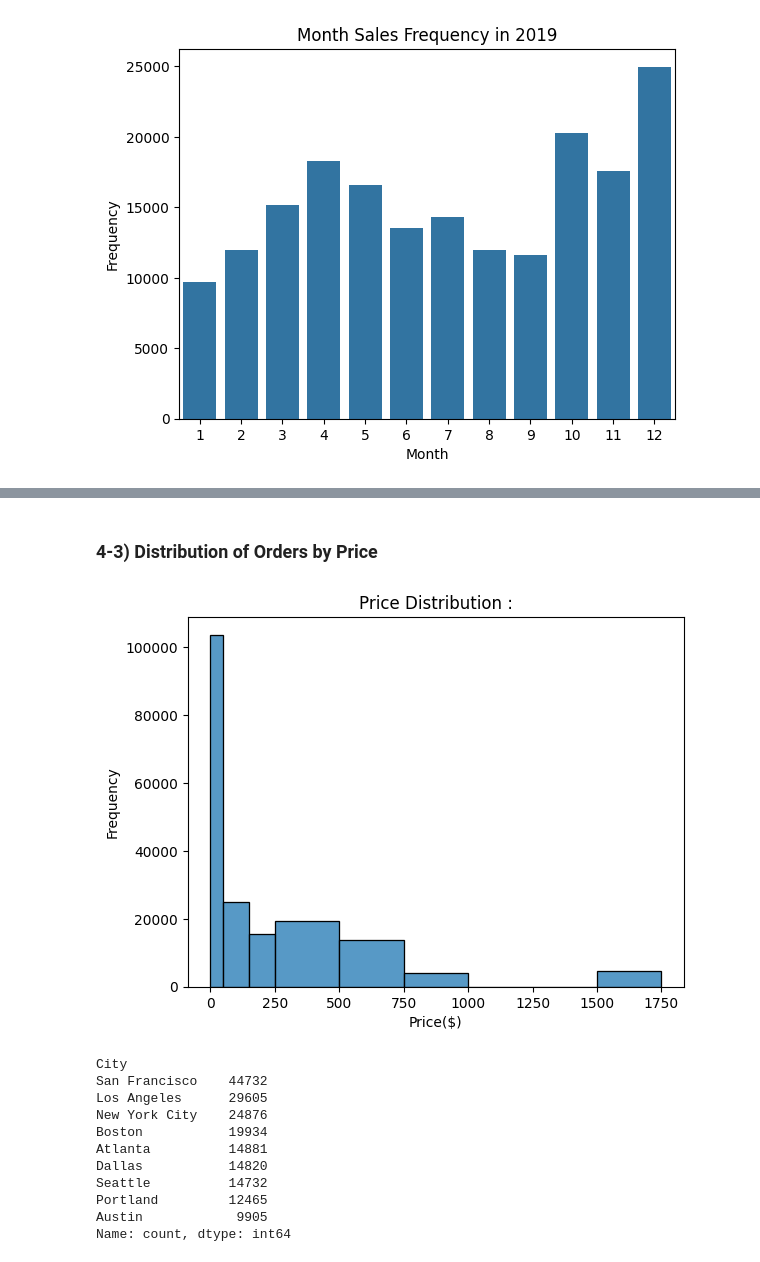
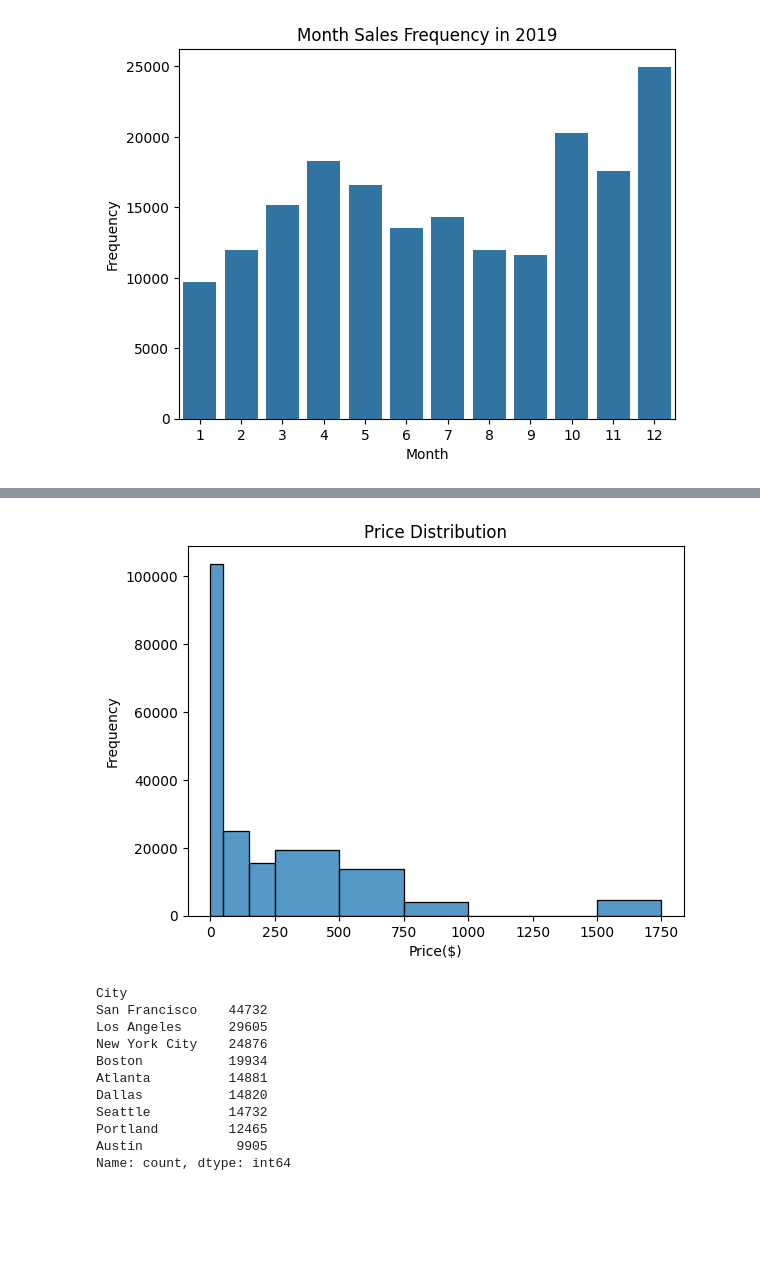
Before and after one commit to Gauraang05/Semantic-Sales-Trend-Analyser, a Jupyter notebook: sales-data-analysis.ipynb, the cells around one changed output, grey strips where cells are left out. Cells and saved outputs as stored; diff of their text form; code cells hidden in the pictures; blank space fills up the shorter version.

Commit message:
in depth visualisations

```diff
--- a/sales-data-analysis.ipynb
+++ b/sales-data-analysis.ipynb
@@ -228,16 +229,14 @@ sales.head()
 | 2 | USB-C Charging Cable | 1 | 11.95 | 12 | 11.95 | New York City | 18 | 2019 | 12 | Main St |
 | 3 | 27in FHD Monitor | 1 | 149.99 | 12 | 149.99 | San Francisco | 15 | 2019 | 22 | 6th St |
 | 4 | USB-C Charging Cable | 1 | 11.95 | 12 | 11.95 | Atlanta | 12 | 2019 | 18 | Hill St |
-# %% [markdown]
-### 4-3) Distribution of Orders by Price
 # %%
-plt.title("Price Distribution :")
+plt.title("Price Distribution")
 sns.histplot(data=sales ,x="Price Each",bins=[0,50,150,250,500,750 ,1000,1250 ,1500 ,1750])
 plt.xlabel("Price($)")
 plt.ylabel("Frequency")
 plt.show()
 # %% [output]
-[figure, old version]
+[figure, new version]
 # %%
 city_frequency = sales["City"].value_counts()
 city_frequency
```
Also changed, not shown: parts of 4 cells of this notebook.
